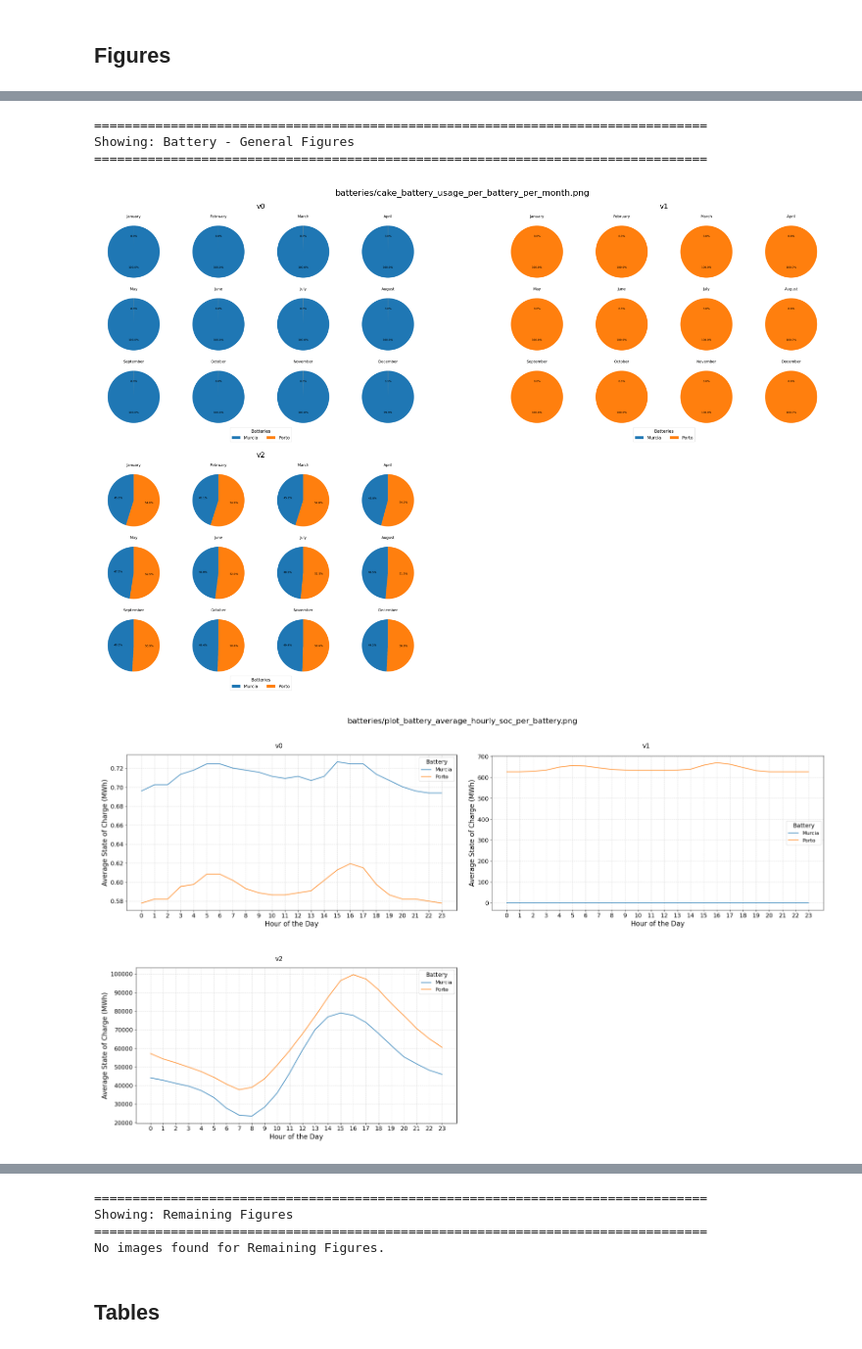
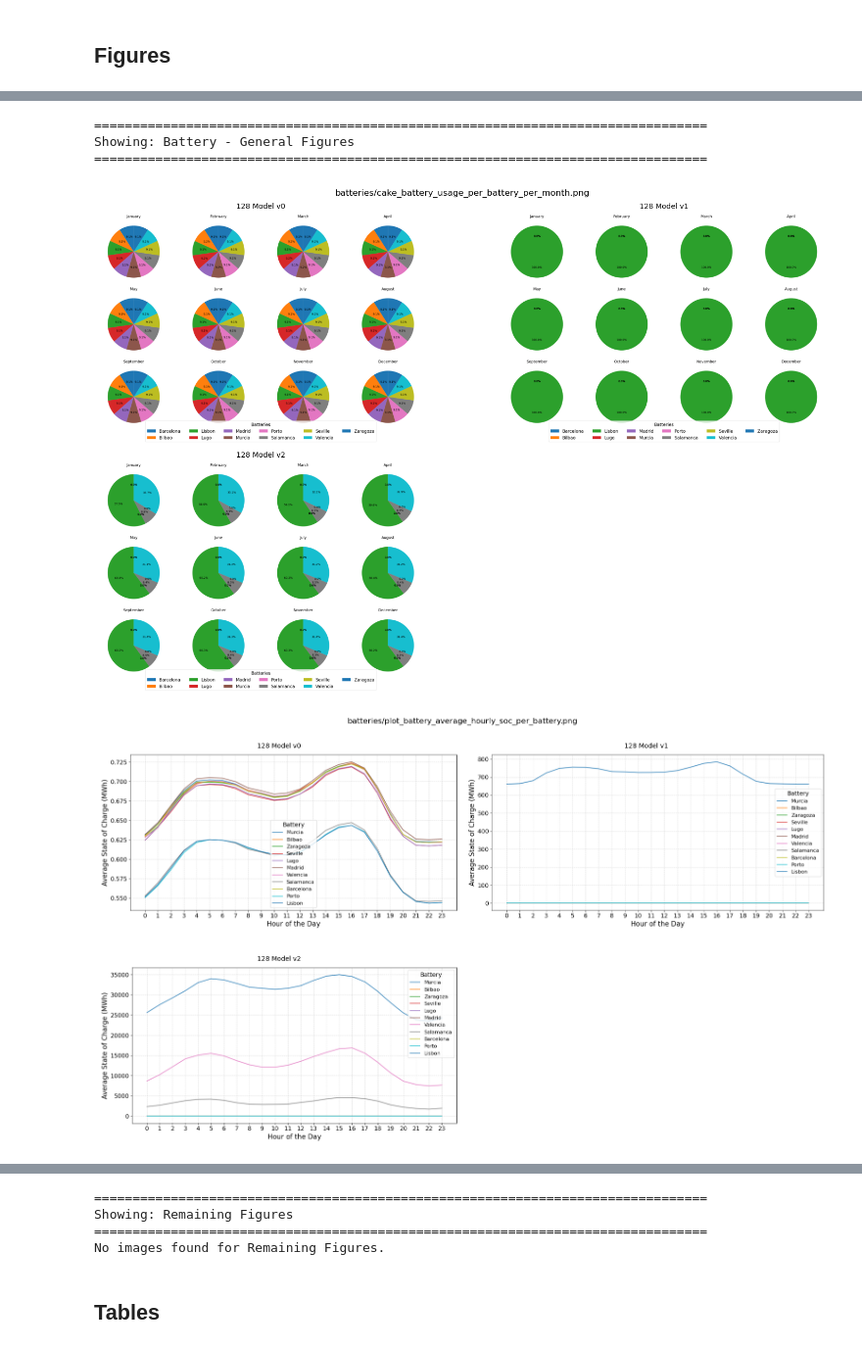
Before and after one commit to TinusAlsos/master_project, a Jupyter notebook: notebooks/compare_runs.ipynb, the cells around one changed output, grey strips where cells are left out. Shown at 98% size. Saved outputs shown, nothing was run; the diff lists cells and outputs as text; code cells hidden in the pictures.

```diff
--- a/notebooks/compare_runs.ipynb
+++ b/notebooks/compare_runs.ipynb
@@ -21,6 +21,15 @@ RUNS_FOLDER = os.path.join(ROOT_FOLDER, "runs")
 SINGLE_RUNS_FOLDER = os.path.join(RUNS_FOLDER, "single_runs")
 BATCH_RUNS_FOLDER = os.path.join(RUNS_FOLDER, "batch_runs")
 TEST_BATCH_RUNS_FOLDER = os.path.join(BATCH_RUNS_FOLDER, "test")
+# %%
+batch_name = "128-v0-v1-v2"
+batch_folder = os.path.join(BATCH_RUNS_FOLDER, batch_name)
 # %%
-test_folders = [os.path.join(TEST_BATCH_RUNS_FOLDER, f) for f in os.listdir(TEST_BATCH_RUNS_FOLDER)]
+test_folders = [
+    os.path.join(TEST_BATCH_RUNS_FOLDER, f) for f in os.listdir(TEST_BATCH_RUNS_FOLDER)
+]
+
 test_display_names = ["v0", "v1", "v2"]
+
+batch_folder = [os.path.join(batch_folder, f) for f in os.listdir(batch_folder)]
+print(batch_folder)
@@ -29,10 +40,11 @@ test_display_names = ["v0", "v1", "v2"]
 folder1 = os.path.join(BATCH_RUNS_FOLDER, "1_GTSEP_v0-No name-Feb18_Tue_h08")
 folder2 = os.path.join(BATCH_RUNS_FOLDER, "2_GTSEP_v1-No name-Feb18_Tue_h08")
 folder3 = os.path.join(SINGLE_RUNS_FOLDER, "GTSEP_v2-No name-Feb19_Wed_h09")
-results_folders_to_explore = [folder1, folder2,folder3]
+# results_folders_to_explore = [folder1, folder2,folder3]
+results_folders_to_explore = batch_folder
 display_names = ["128 Model v0", "128 Model v1", "128 Model v2"]
-results_folders_to_explore = test_folders
-display_names = test_display_names
+# results_folders_to_explore = test_folders
+# display_names = test_display_names
 MAX_COLUMNS = 2
 
 # Alternatively explore all folders in a batch directory
@@ -47,7 +59,7 @@ def categorize_png_files(folder):
         "battery_general": [],
         "battery_hourly_soc": [],
         "battery_city_soc": [],
-        "remaining": []
+        "remaining": [],
     }
 
     for root, _, files in os.walk(figures_path):
@@ -68,9 +80,15 @@ def categorize_png_files(folder):
 
                 # Battery subfolder
                 elif "batteries" in relative_path:
-                    if re.match(r"batteries/\d+_plot_battery_average_hourly_soc_month_", relative_path):
+                    if re.match(
+                        r"batteries/\d+_plot_battery_average_hourly_soc_month_",
+                        relative_path,
+                    ):
                         categorized_files["battery_hourly_soc"].append(relative_path)
-                    elif re.match(r"batteries/[A-Za-z]+_plot_battery_average_hourly_soc_by_month_", relative_path):
+                    elif re.match(
+                        r"batteries/[A-Za-z]+_plot_battery_average_hourly_soc_by_month_",
+                        relative_path,
+                    ):
                         categorized_files["battery_city_soc"].append(relative_path)
                     else:
                         categorized_files["battery_general"].append(relative_path)
@@ -81,9 +99,11 @@ def categorize_png_files(folder):
 
     return categorized_files
 
+
 # Get categorized PNG files from the first folder
 reference_folder = results_folders_to_explore[0]
 png_categories = categorize_png_files(reference_folder)
+
 
 # Function to display grouped images
 def display_images(image_group, title):
@@ -96,21 +116,29 @@ def display_images(image_group, title):
         return
 
     num_folders = len(results_folders_to_explore)
-    num_rows = math.ceil(num_folders / MAX_COLUMNS)  # Dynamically calculate number of rows
+    num_rows = math.ceil(
+        num_folders / MAX_COLUMNS
+    )  # Dynamically calculate number of rows
 
     for png_file in image_group:
-        fig, axes = plt.subplots(num_rows, MAX_COLUMNS, figsize=(8 * MAX_COLUMNS, 5 * num_rows))
+        fig, axes = plt.subplots(
+            num_rows, MAX_COLUMNS, figsize=(8 * MAX_COLUMNS, 5 * num_rows)
+        )
 
         # Ensure axes is always a 2D list for easy indexing
         if num_rows == 1:
             axes = [axes]  # Convert to list of lists for consistency
         if MAX_COLUMNS == 1:
-            axes = [[ax] for ax in axes]  # Ensure row-based structure if only one column
+            axes = [
+                [ax] for ax in axes
+            ]  # Ensure row-based structure if only one column
 
         # Flatten for easier iteration
         axes = [ax for row in axes for ax in row]
 
-        for idx, (folder, name) in enumerate(zip(results_folders_to_explore, display_names)):
+        for idx, (folder, name) in enumerate(
+            zip(results_folders_to_explore, display_names)
+        ):
             img_path = os.path.join(folder, "results", "figures", png_file)
 
             if os.path.exists(img_path):
@@ -129,6 +157,7 @@ def display_images(image_group, title):
         plt.tight_layout()
         plt.show()
 
+
 # Display images in the correct order
 display_images(png_categories["grid"], "Grid-Related Figures")
 display_images(png_categories["bar"], "Bar Figures")
@@ -152,5 +181,5 @@ Showing: Bar Figures
 ================================================================================
 Showing: Battery - General Figures
 ================================================================================
-[figure, old version]
+[figure, new version]
-[figure, old version]
+[figure, new version]
```
Also changed, not shown: parts of 25 cells of this notebook, 5 other files.
